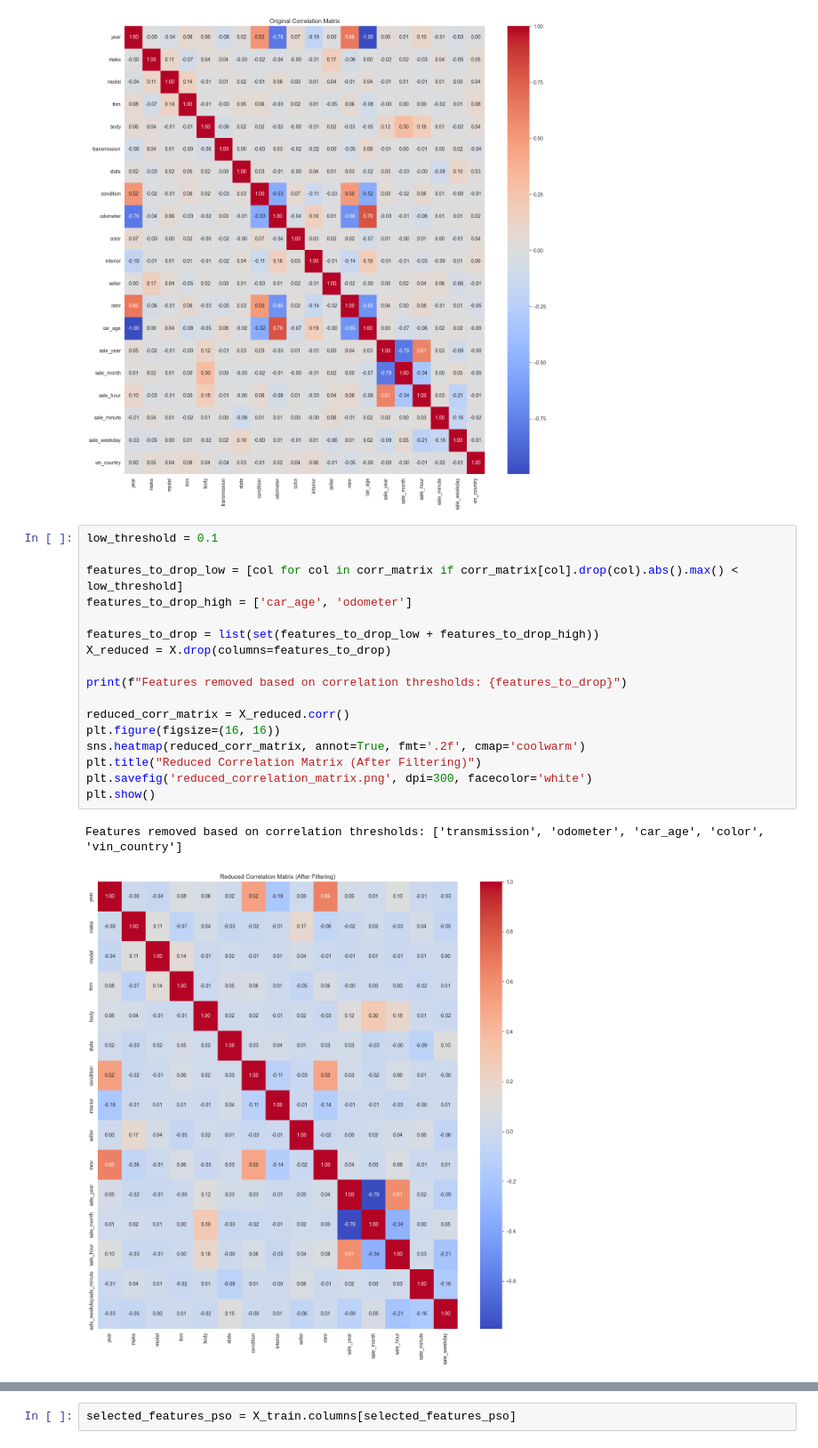
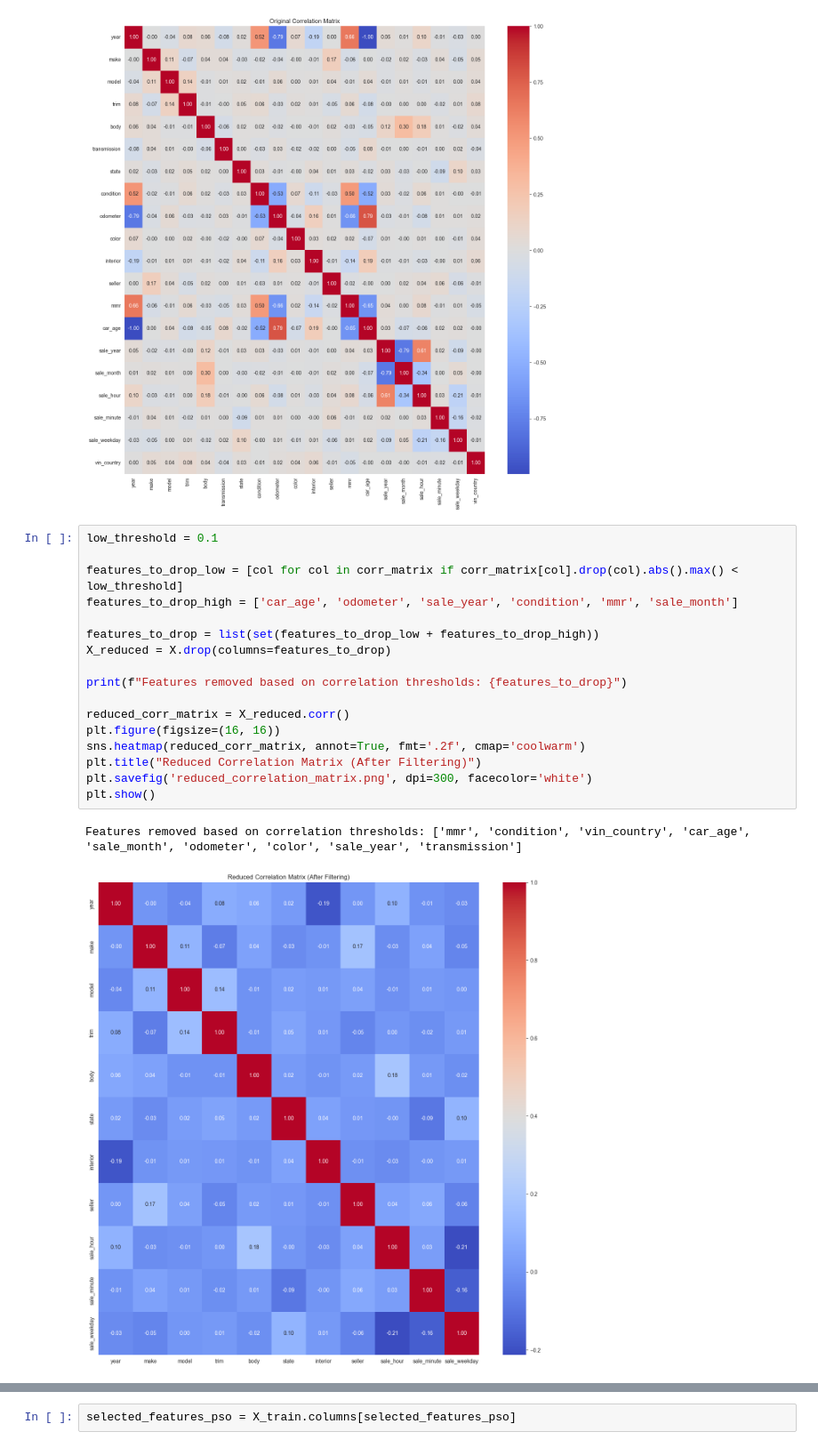
Before and after one commit to RafMat159/MOW_II_Projekt_I, a Jupyter notebook: Used _Car_Auction_Prices_2.ipynb, the cells around one changed output, grey strips where cells are left out. Shown at 89% size. Drawn from its saved outputs; the diff is of its cells as text.

```diff
--- a/Used _Car_Auction_Prices_2.ipynb
+++ b/Used _Car_Auction_Prices_2.ipynb
@@ -496,23 +496,23 @@ plt.show()
 # %%
 low_threshold = 0.1
 
 features_to_drop_low = [col for col in corr_matrix if corr_matrix[col].drop(col).abs().max() < low_threshold]
-features_to_drop_high = ['car_age', 'odometer']
+features_to_drop_high = ['car_age', 'odometer', 'sale_year', 'condition', 'mmr', 'sale_month']
 
 features_to_drop = list(set(features_to_drop_low + features_to_drop_high))
 X_reduced = X.drop(columns=features_to_drop)
 
 print(f"Features removed based on correlation thresholds: {features_to_drop}")
 
 reduced_corr_matrix = X_reduced.corr()
 plt.figure(figsize=(16, 16))
 sns.heatmap(reduced_corr_matrix, annot=True, fmt='.2f', cmap='coolwarm')
 plt.title("Reduced Correlation Matrix (After Filtering)")
 plt.savefig('reduced_correlation_matrix.png', dpi=300, facecolor='white')
 plt.show()
 # %% [output]
-Features removed based on correlation thresholds: ['transmission', 'odometer', 'car_age', 'color', 'vin_country']
+Features removed based on correlation thresholds: ['mmr', 'condition', 'vin_country', 'car_age', 'sale_month', 'odometer', 'color', 'sale_year', 'transmission']
-[figure, old version]
+[figure, new version]
 # %%
 # Podział na zbiory: treningowy, walidacyjny i testowy (po redukcji cech)
 # 1. Podział na zbiór testowy oraz zbiór treningowo-walidacyjny
```
Also changed, not shown: parts of 13 cells of this notebook.
